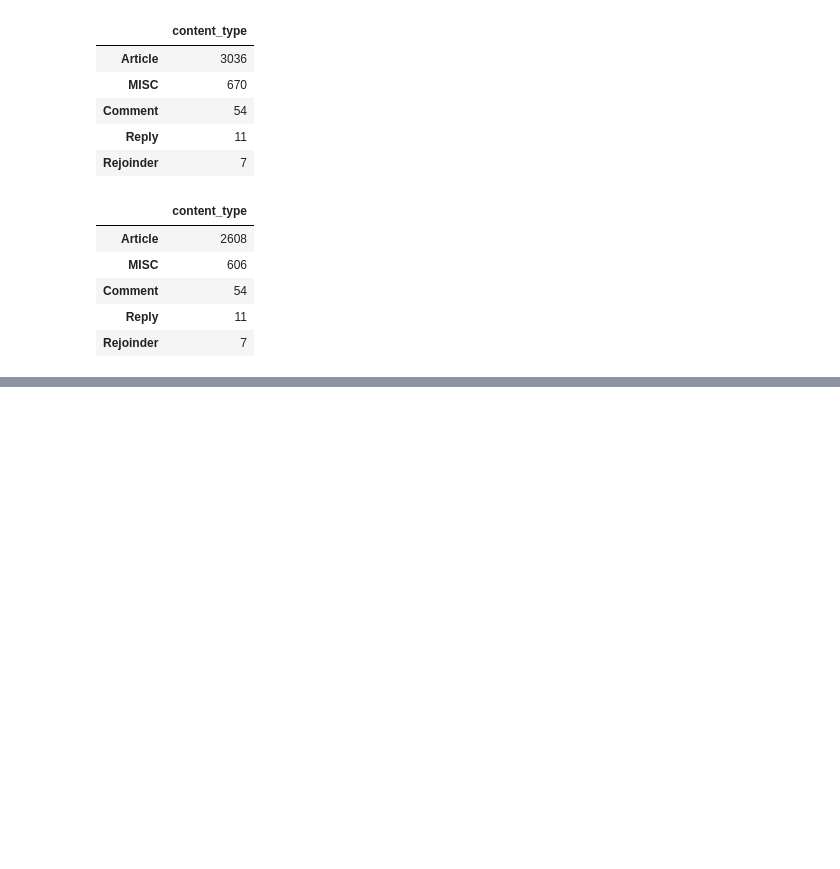
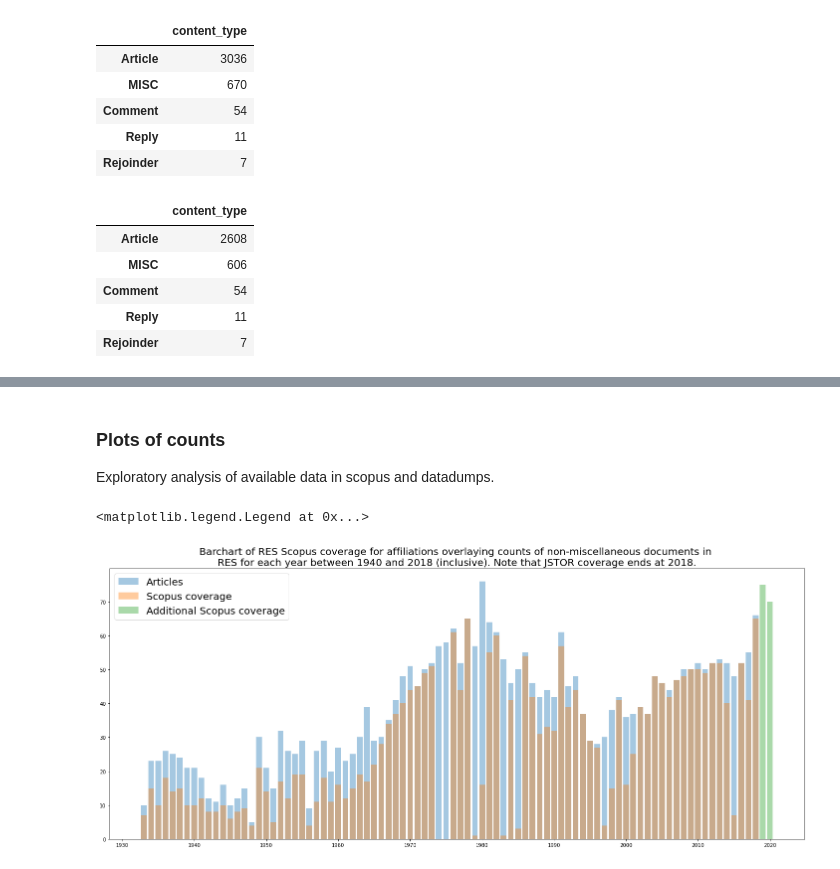
Before and after one commit to sjwu1235/Thesis, a Jupyter notebook: RES cleaning.ipynb, the cells around one changed output, grey strips where cells are left out. Saved outputs shown, nothing was run; the diff lists cells and outputs as text; code cells hidden in the pictures; blank space fills up the shorter version.

```diff
--- a/RES cleaning.ipynb
+++ b/RES cleaning.ipynb
@@ -210,0 +218,6 @@ result.to_excel(saveas, index=False)
+# %%
+cleaned=pd.read_excel('C:\\Users\\sjwu1\\Journal_Data\\datadumps\\processed\\RES_processed.xlsx')
+cleaned['volume']=cleaned['volume'].astype(int)
+scopus['pages']=scopus['pages'].str.strip()
+#print(scopus.shape)
+#cleaned.year.unique()
@@ -210,0 +311,9 @@ result.to_excel(saveas, index=False)
+# %%
+
+#scopus index 1170 wrong citation altogether in scopus drop from scopus set
+scopus.drop(1170, axis=0, inplace=True) #uncomment later for full run
+#these recorded incorrect pages
+scopus.loc[1252,'pages']='693-699'
+scopus.loc[1505,'pages']='175-192'
+scopus.loc[1503,'pages']='193-208'
+scopus.loc[1608, 'pages']='329-347'
@@ -210,0 +412,19 @@ result.to_excel(saveas, index=False)
+# %%
+Merged=pd.read_excel('C:\\Users\\sjwu1\\Journal_Data\\datadumps\\RES_M_sco_du.xlsx')
+# %% [markdown]
+### Plots of counts
+Exploratory analysis of available data in scopus and datadumps.
+# %%
+plt.rcParams["figure.figsize"] = (25, 10)
+dta=Merged[(Merged['content_type']!='MISC')]['year'].value_counts()
+plt.bar(dta.index,dta, label='Articles', alpha=0.4)
+dta2=Merged[(Merged['affiliations'].isnull()==False) & (Merged['content_type']!='MISC')]['year'].value_counts()
+dta3=scopus[(scopus['citations'].isnull()==False) & (scopus['year']>2018)]['year'].value_counts()
+plt.bar(dta2.index, dta2, label='Scopus coverage', alpha=0.4)
+plt.bar(dta3.index, dta3, label='Additional Scopus coverage', alpha=0.4)
+plt.title('Barchart of RES Scopus coverage for affiliations overlaying counts of non-miscellaneous documents in \nRES for each year between 1940 and 2018 (inclusive). Note that JSTOR coverage ends at 2018.', fontsize=20)
+plt.xticks(np.arange(1930, 2030, 10))
+plt.legend(prop={'size': 20})
+# %% [output]
+<matplotlib.legend.Legend at 0x...>
+[figure, added]
```
Also changed, not shown: parts of 42 cells of this notebook.
